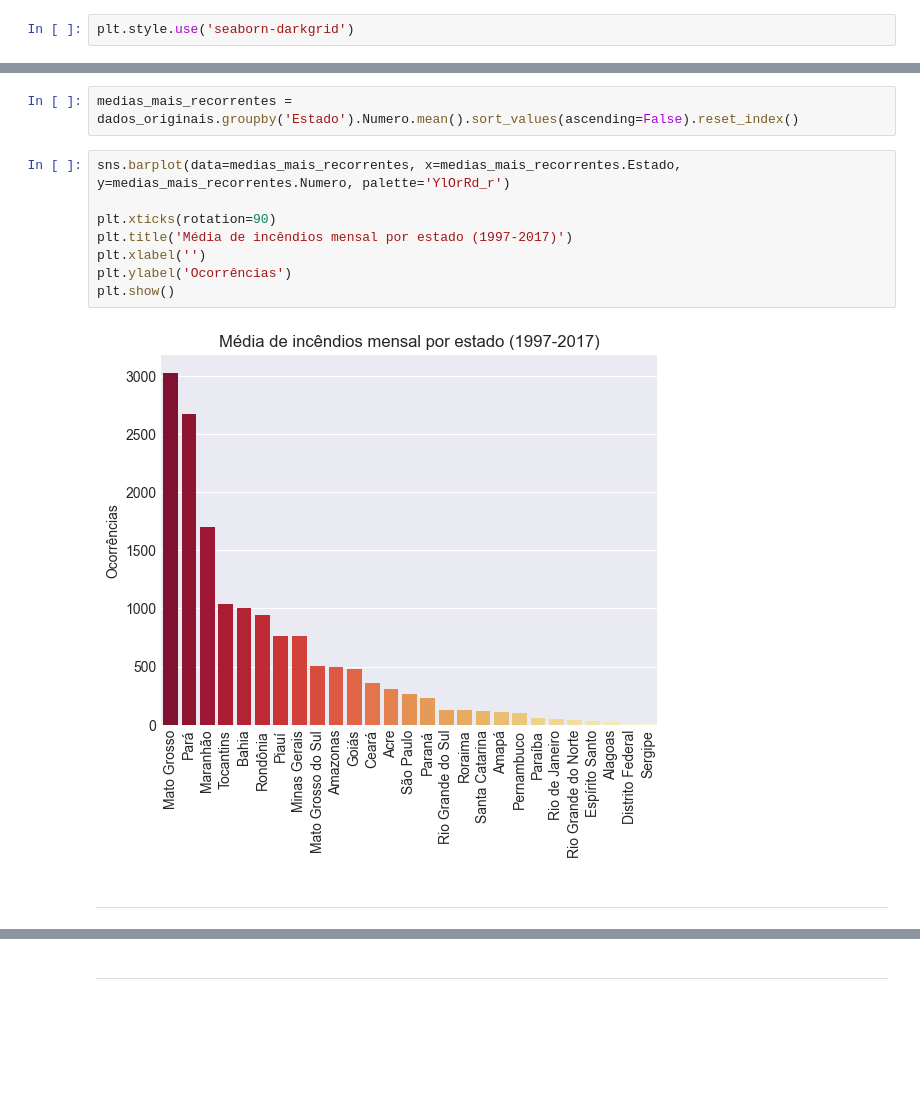
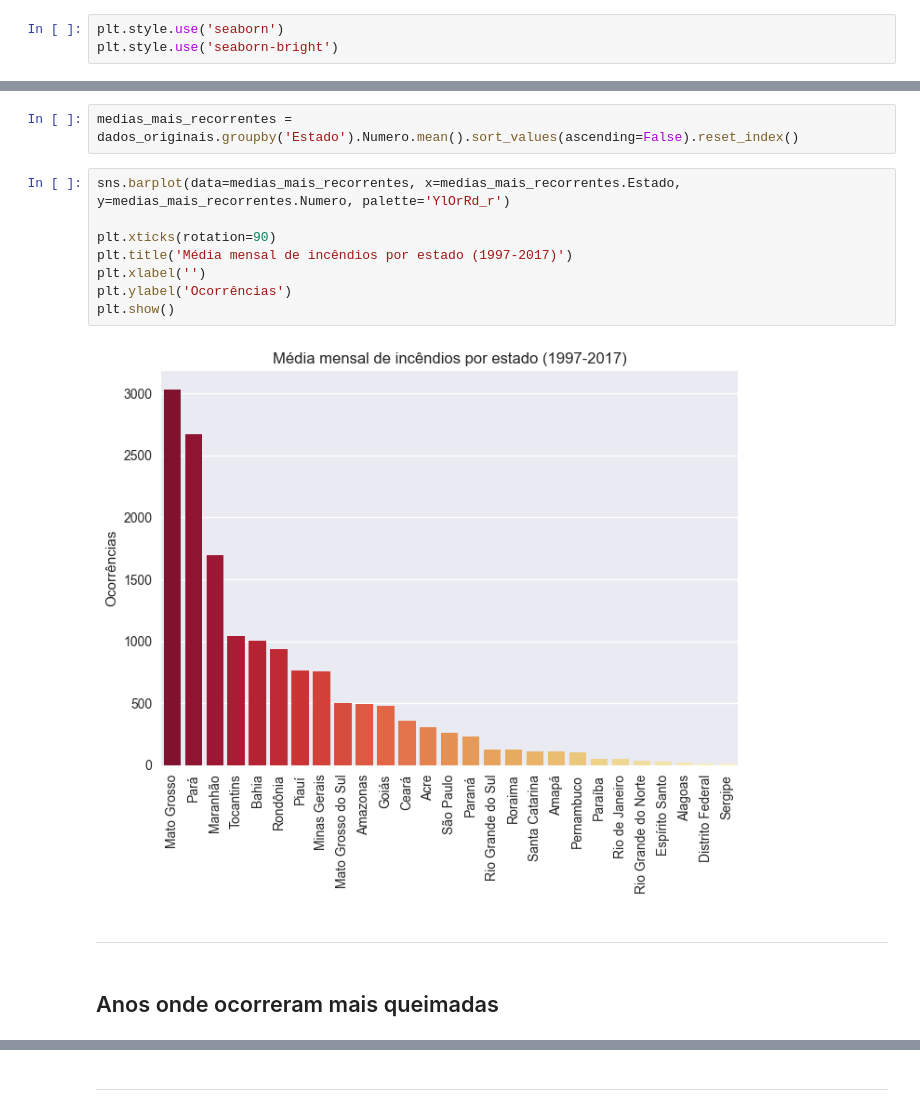
Before and after one commit to pedrorcm/Queimadas_Brasil, a Jupyter notebook: extenso.ipynb, the cells around one changed output, grey strips where cells are left out. Saved outputs shown, nothing was run; the diff lists cells and outputs as text; blank space fills up the shorter version.

```diff
--- a/extenso.ipynb
+++ b/extenso.ipynb
@@ -37,7 +37,8 @@ data = pd.read_csv('Data/forest_fires.csv', encoding='latin-1')
 # %% [markdown]
 Definindo o estilo visual padrão dos gráficos:
 # %%
-plt.style.use('seaborn-darkgrid')
+plt.style.use('seaborn')
+plt.style.use('seaborn-bright')
 # %% [markdown]
 # 🌎 **Visão geral e Tratamento dos dados iniciais**
 # %% [markdown]
@@ -710,13 +709,15 @@ medias_mais_recorrentes = dados_originais.groupby('Estado').Numero.mean().sort_v
 # %%
 sns.barplot(data=medias_mais_recorrentes, x=medias_mais_recorrentes.Estado, y=medias_mais_recorrentes.Numero, palette='YlOrRd_r')
 
 plt.xticks(rotation=90)
-plt.title('Média de incêndios mensal por estado (1997-2017)')
+plt.title('Média mensal de incêndios por estado (1997-2017)')
 plt.xlabel('')
 plt.ylabel('Ocorrências')
 plt.show()
 # %% [output]
-[figure, old version]
+[figure, new version]
 # %% [markdown]
 ___
+# %% [markdown]
+## Anos onde ocorreram mais queimadas
 # %%
```
Also changed, not shown: parts of 40 cells of this notebook.
